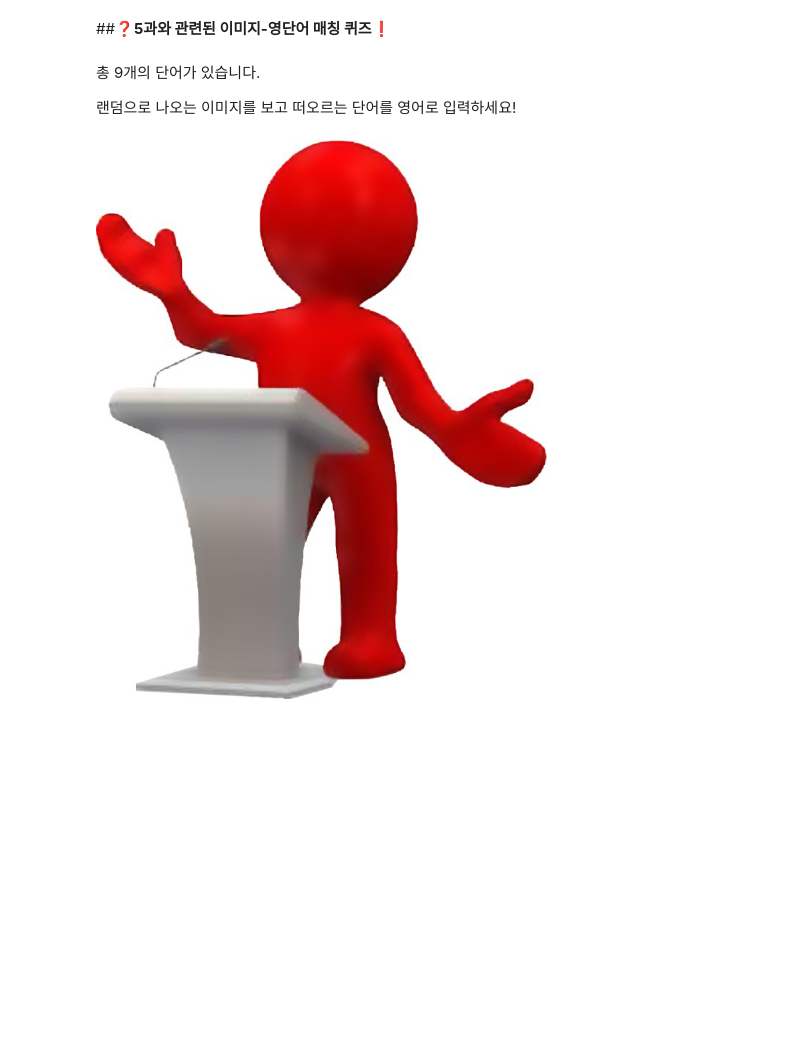
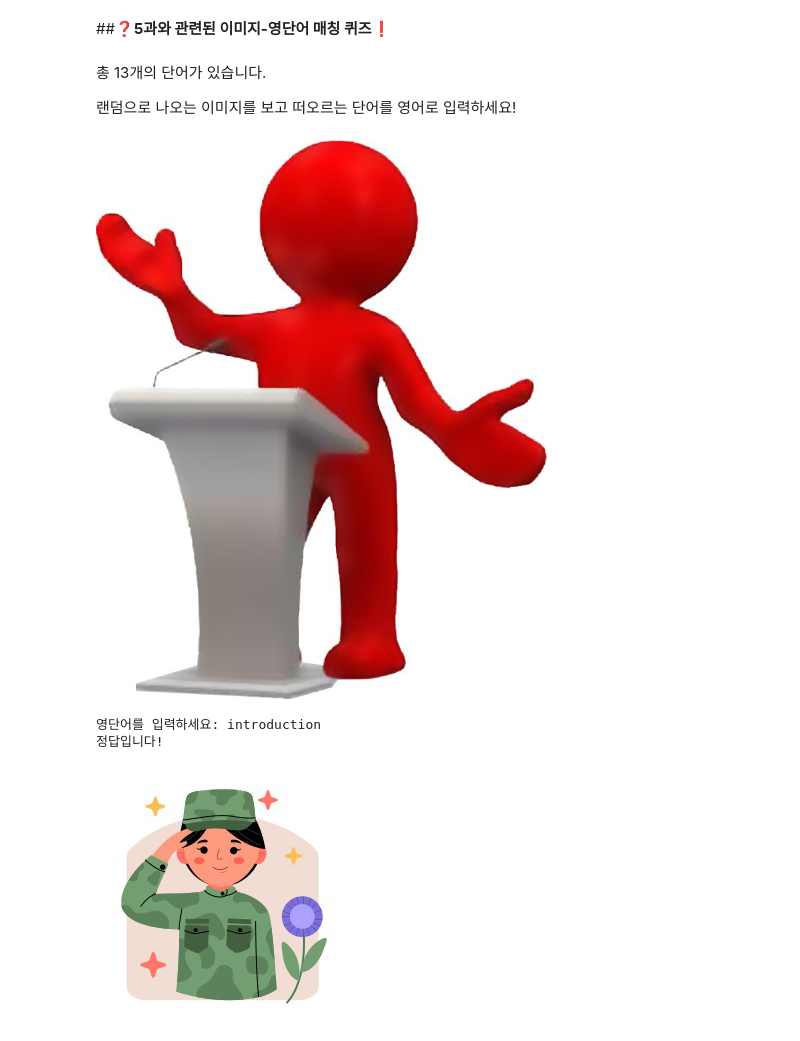
Before and after one commit to HonestHabin/DLG3, a Jupyter notebook: Image&word_matching_quiz.ipynb, the cells around one changed output. Cells and saved outputs as stored; diff of their text form; code cells hidden in the pictures; blank space fills up the shorter version.

```diff
--- a/Image&word_matching_quiz.ipynb
+++ b/Image&word_matching_quiz.ipynb
@@ -3,11 +3,11 @@
 # %% [markdown]
 ##**❓5과와 관련된 이미지-영단어 매칭 퀴즈❗**
 # %% [markdown]
-총 9개의 단어가 있습니다.
+총 13개의 단어가 있습니다.
 
 랜덤으로 나오는 이미지를 보고 떠오르는 단어를 영어로 입력하세요!
 # %%
-#@markdown 이미지-영단어 매칭 퀴즈 STRAT!
+#@markdown START!
 
 from PIL import Image
 import random
@@ -16,18 +16,18 @@ from collections import OrderedDict
 # 이미지와 영단어 매칭 퀴즈 데이터
 quiz_data = OrderedDict([
     ("introduction","introduction.jpg"),
-     ("loyalty", "loyalty.jpg"),
-      ("chemical", "chemical.jpg"),
-       ("conservation","conservation.jpg"),
-        ("corrosion","corrosion.jpg"),
-         ("damage","damage.jpg"),
-          ("generation","generation.jpg"),
-           ("x-ray photography","x-ray photography.jpg"),
-            ("cultural heritage","cultural heritage.jpg"),
-            ("glue","glue.jpg"),
-            ("document","document.jpg"),
-            ("pagoda","pagoda.jpg"),
-            ("reward","reward.jpg")
+    ("loyalty", "loyalty.jpg"),
+    ("chemical", "chemical.jpg"),
+    ("conservation","conservation.jpg"),
+    ("corrosion","corrosion.jpg"),
+    ("damage","damage.jpg"),
+    ("generation","generation.jpg"),
+    ("x-ray photography","x-ray photography.jpg"),
+    ("cultural heritage","cultural heritage.jpg"),
+    ("glue","glue.jpg"),
+    ("document","document.jpg"),
+    ("pagoda","pagoda.jpg"),
+    ("reward","reward.jpg")
 ])
 
 # 플레이어 점수
@@ -35,40 +35,41 @@ score = 0
 
 # 퀴즈 게임 함수
 def play_quiz():
-    global score
+    global score  # 전역 변수로 점수에 접근하기 위해 global 키워드 사용
 
-# 퀴즈 게임 함수
-def play_quiz():
     # 퀴즈 문제 생성
     word = next(iter(quiz_data))
     image_path = quiz_data[word]
 
     # 이미지 로드 및 표시
     image = Image.open(image_path)
     image.show()
 
     # 이미지 크기 조정
     fixed_size = (200, 200)  # 원하는 크기로 수정 가능
     image = image.resize(fixed_size)
 
     # 사용자 입력 받기
     answer = input("영단어를 입력하세요: ")
 
     # 정답 확인
     if answer.lower() == word:
-       score += 1  # 정답을 맞춘 경우 점수 1 증가
-       print("정답입니다!")
+        score += 1  # 정답을 맞춘 경우 점수 1 증가
+        print("정답입니다!")
     else:
         print("오답입니다! 정답은", word, "입니다.")
 
     # 다음 문제를 위해 퀴즈 데이터에서 현재 문제 제거
     quiz_data.pop(word)
 
 # 퀴즈 플레이어 실행
 while quiz_data:
     play_quiz()
 
 # 플레이어 점수 출력
-print("최종점수:", score)
+print("최종 점수:", score)
 # %% [output]
 [figure]
+영단어를 입력하세요: introduction
+정답입니다!
+[figure, added]
```
Also changed, not shown: parts of 1 cell of this notebook.
